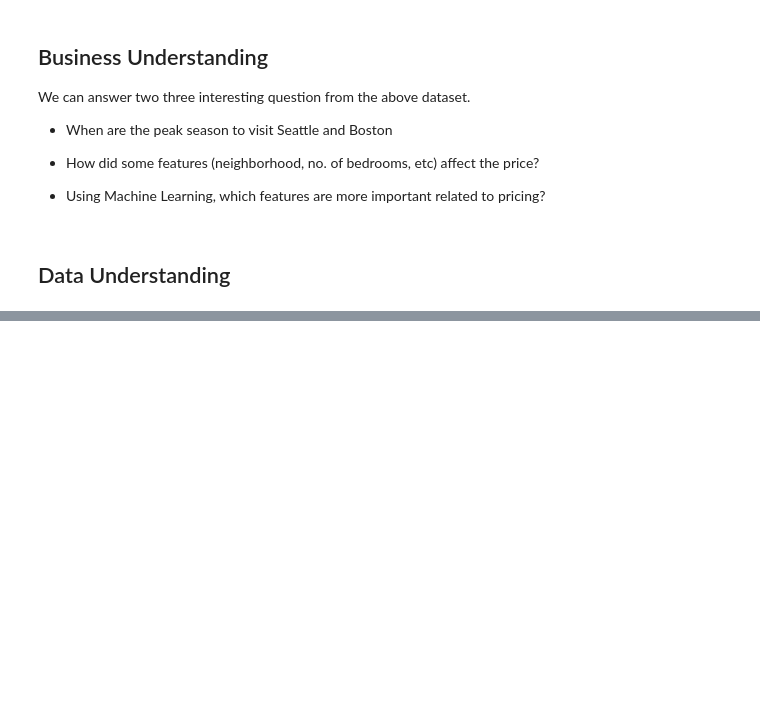
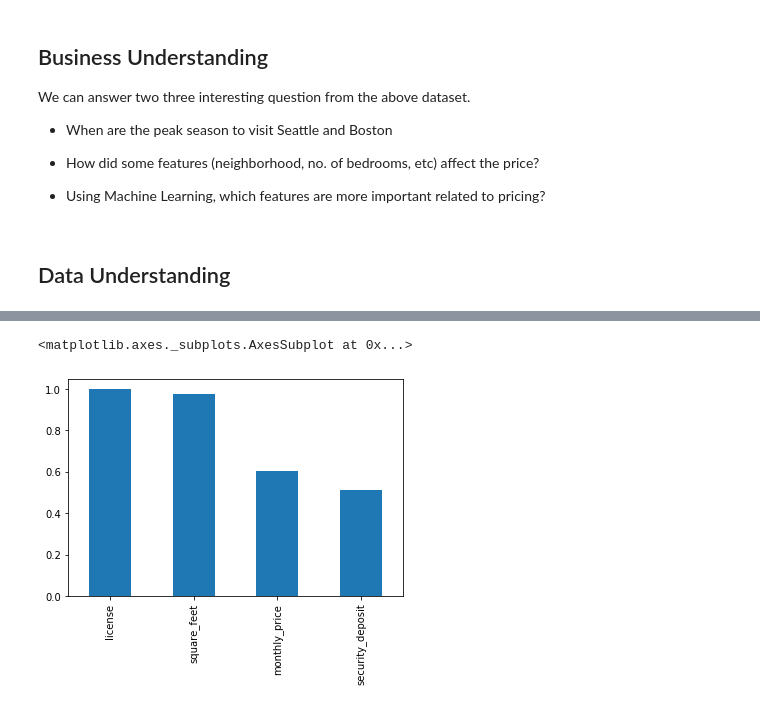
Before and after one commit to mamadcamzis/BostonSeatle, a Jupyter notebook: boston_seattle_blog.ipynb, the cells around one changed output, grey strips where cells are left out. Saved outputs shown, nothing was run; the diff lists cells and outputs as text; code cells hidden in the pictures; blank space fills up the shorter version.

```diff
--- a/boston_seattle_blog.ipynb
+++ b/boston_seattle_blog.ipynb
@@ -41,0 +236,7 @@ boston
+# %%
+# Check columns having missing values above 50%
+seatlle_list_missing = seatlle_list.isna().mean().sort_values(ascending=False)
+seatlle_list_missing[seatlle_list_missing>0.5].plot.bar()
+# %% [output]
+<matplotlib.axes._subplots.AxesSubplot at 0x...>
+[figure, added]
```
Also changed, not shown: parts of 34 cells of this notebook.
